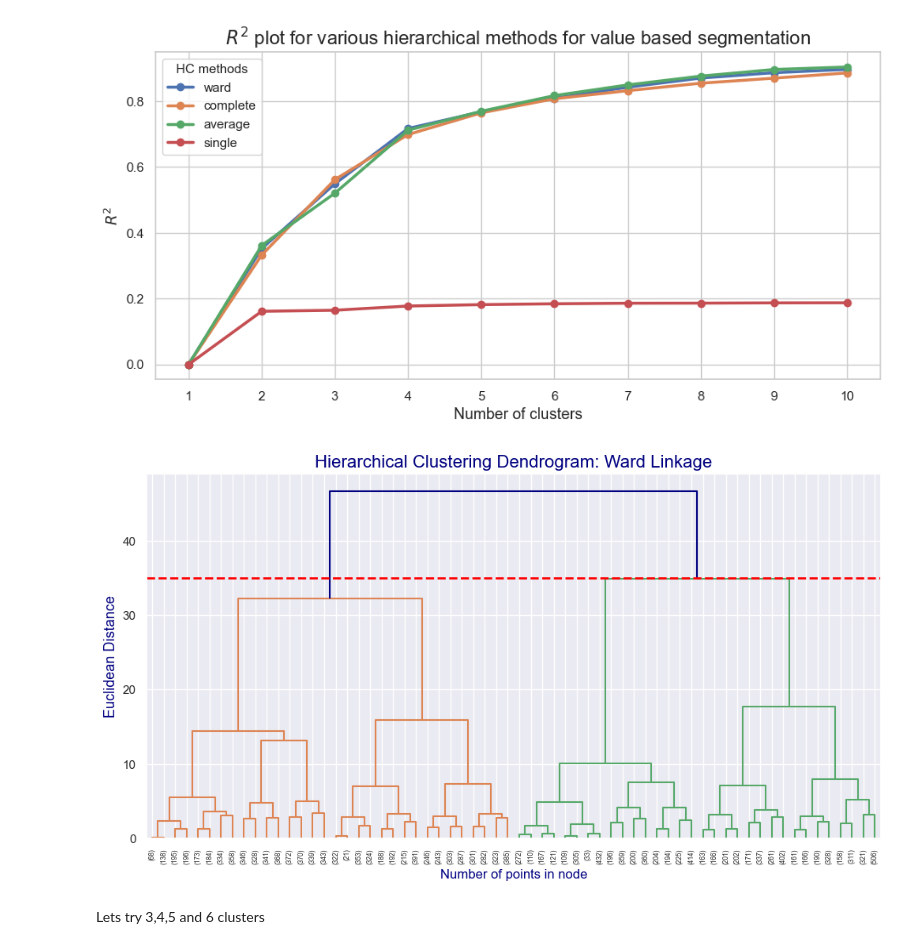
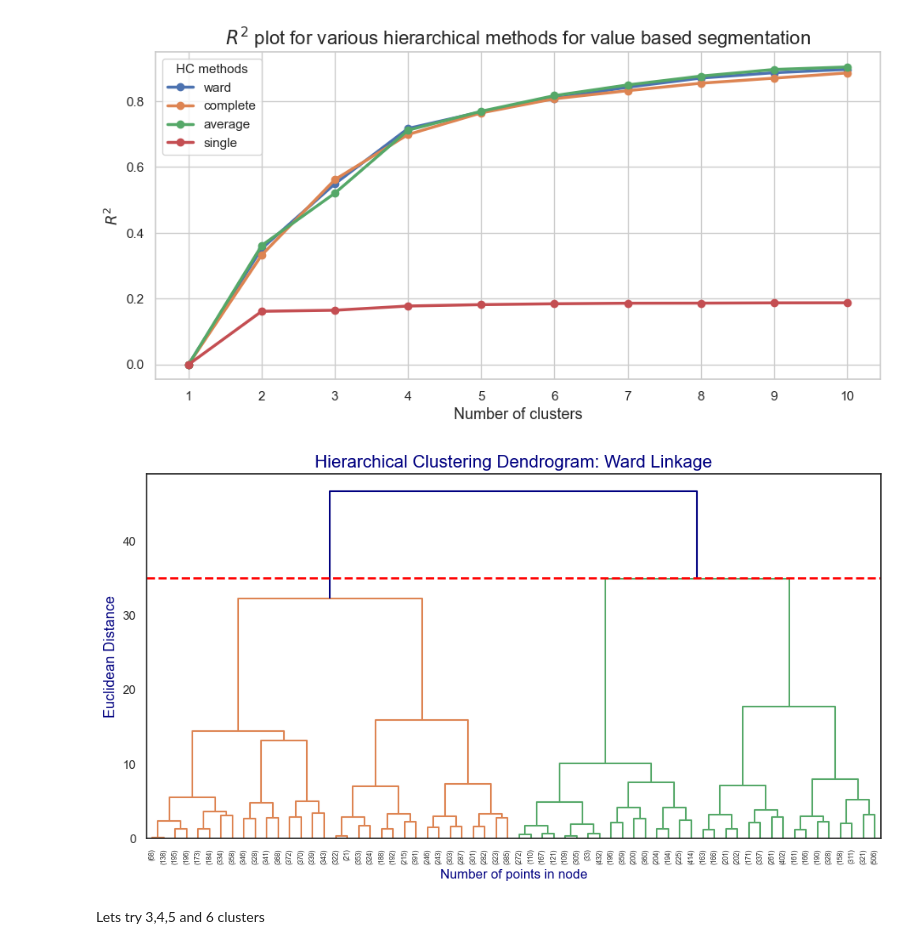
Before and after one commit to calcoafrancisca/Group-39---DM---Part2, a Jupyter notebook: Loyalty Perspective.ipynb, the cells around one changed output. Saved outputs shown, nothing was run; the diff lists cells and outputs as text; code cells hidden in the pictures.

```diff
--- a/Loyalty Perspective.ipynb
+++ b/Loyalty Perspective.ipynb
@@ -198,30 +198,30 @@ linkage_matrix= linkage(loyalty_clustering, method="ward")
 # %%
 import matplotlib.pyplot as plt
 import seaborn as sns
 from scipy.cluster.hierarchy import dendrogram
 
-sns.set()
+sns.set_style("white")
 fig = plt.figure(figsize=(12, 6))
 
 Y_THRESHOLD = 35  # adjust based on your dendrogram
 
 dendrogram(
     linkage_matrix,
     truncate_mode='level',
     p=5,
     color_threshold=Y_THRESHOLD,
     above_threshold_color='navy'
 )
 
 # Draw horizontal cut line across the dendrogram
 plt.axhline(y=Y_THRESHOLD, color='red', linestyle='--', linewidth=2)
 
 plt.title('Hierarchical Clustering Dendrogram: Ward Linkage', fontsize=16, color='navy')
 plt.xlabel('Number of points in node', color='navy')
 plt.ylabel('Euclidean Distance', fontsize=13, color='navy')
 plt.show()
 # %% [output]
-[figure, old version]
+[figure, new version]
 # %% [markdown]
 Lets try 3,4,5 and 6 clusters
 # %%
```
Also changed, not shown: parts of 10 cells of this notebook.
